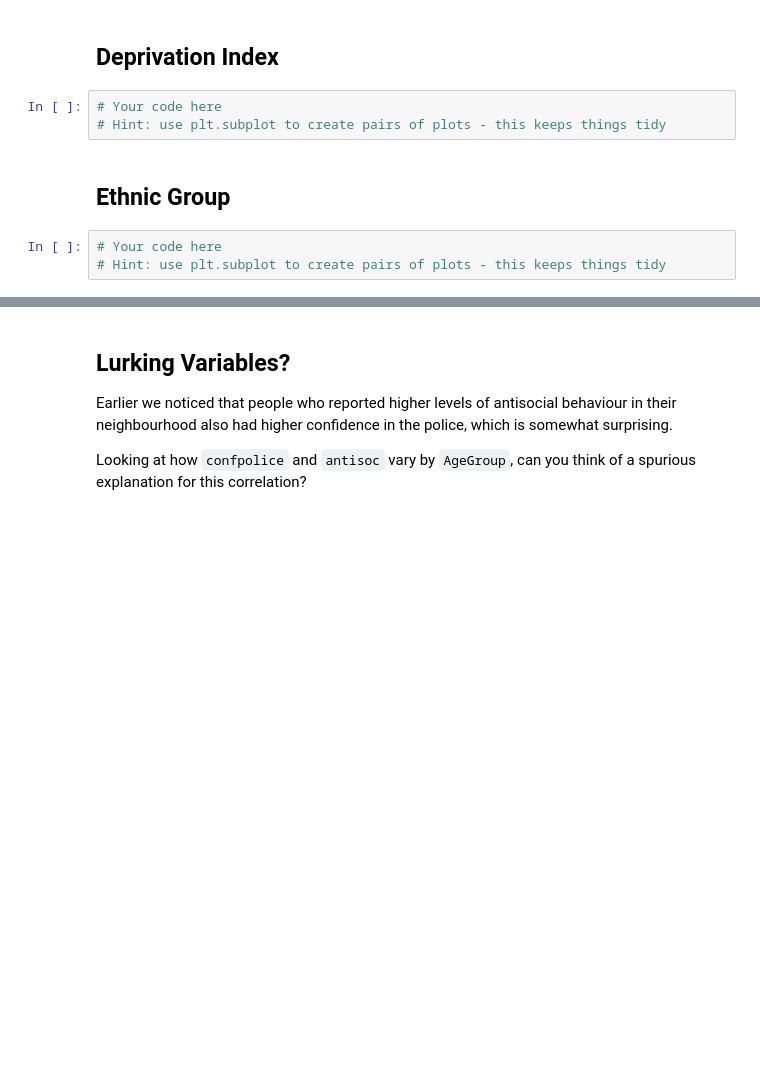
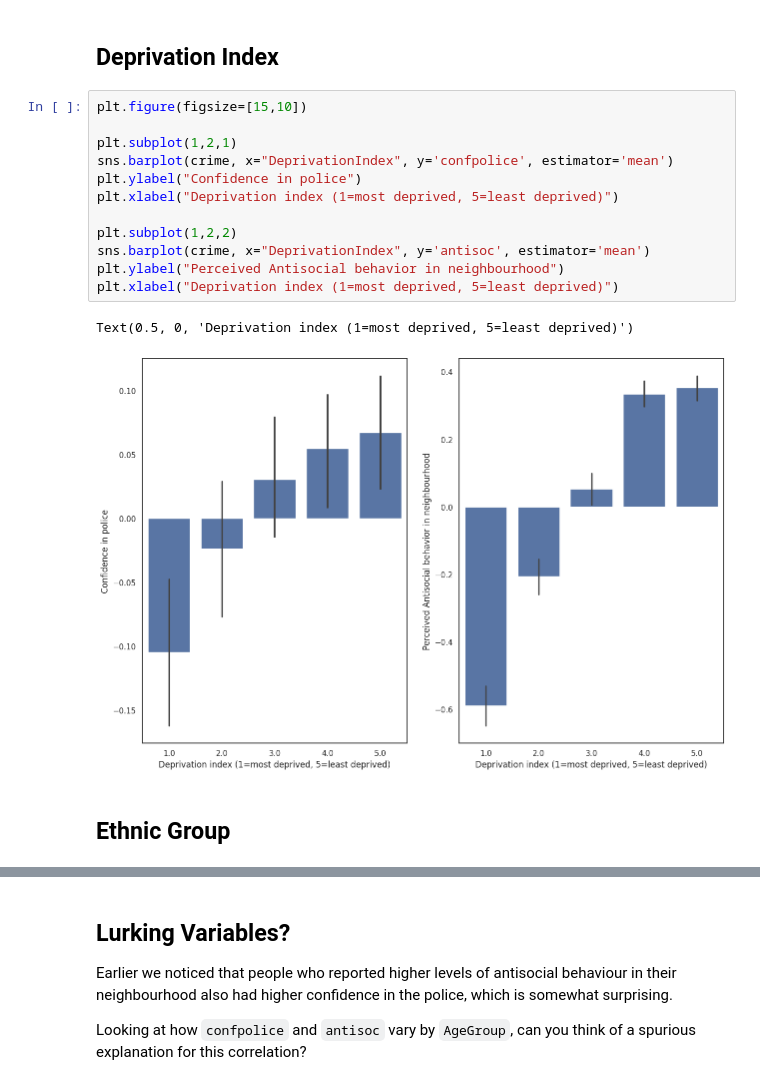
Before and after one commit to Tedodor423/bms-collab-notebooks, a Jupyter notebook: stats/1.3_DataWrangling/1.3.11_TutorialExercises.ipynb, the cells around one changed output, grey strips where cells are left out. Drawn from its saved outputs; the diff is of its cells as text; blank space fills up the shorter version.

```diff
--- a/stats/1.3_DataWrangling/1.3.11_TutorialExercises.ipynb
+++ b/stats/1.3_DataWrangling/1.3.11_TutorialExercises.ipynb
@@ -495,10 +508,19 @@ Go ahead and explore the breakdown of `confpolice` and `antisoc` by `AgeGroup`,
 # %% [markdown]
 ## Deprivation Index
-# %%
-# Your code here
-# Hint: use plt.subplot to create pairs of plots - this keeps things tidy
+# %%
+plt.figure(figsize=[15,10])
+
+plt.subplot(1,2,1)
+sns.barplot(crime, x="DeprivationIndex", y='confpolice', estimator='mean')
+plt.ylabel("Confidence in police")
+plt.xlabel("Deprivation index (1=most deprived, 5=least deprived)")
+
+plt.subplot(1,2,2)
+sns.barplot(crime, x="DeprivationIndex", y='antisoc', estimator='mean')
+plt.ylabel("Perceived Antisocial behavior in neighbourhood")
+plt.xlabel("Deprivation index (1=most deprived, 5=least deprived)")
+# %% [output]
+Text(0.5, 0, 'Deprivation index (1=most deprived, 5=least deprived)')
+[figure, added]
 # %% [markdown]
 ## Ethnic Group
-# %%
-# Your code here
-# Hint: use plt.subplot to create pairs of plots - this keeps things tidy
```
Also changed, not shown: parts of 8 cells of this notebook.
